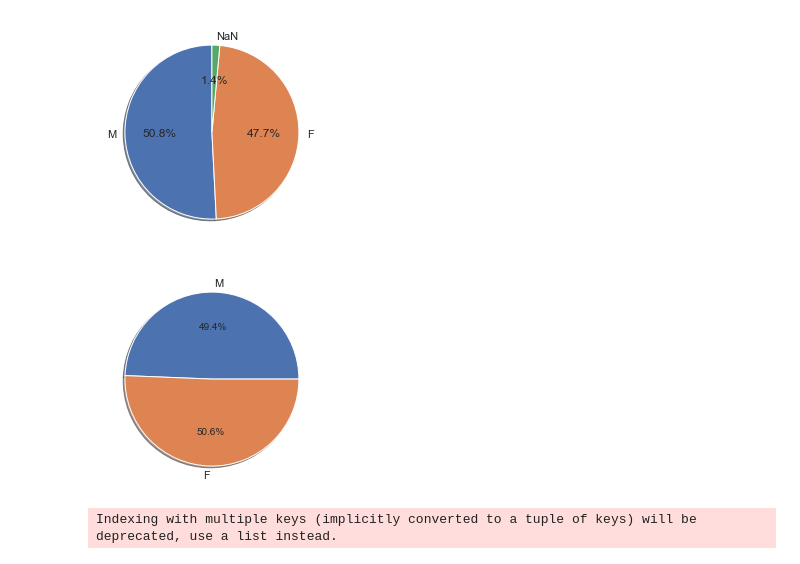
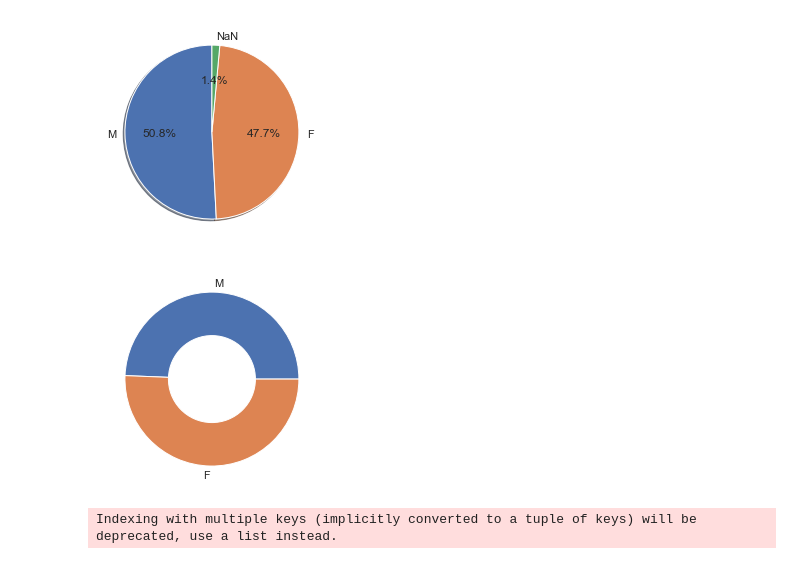
Before and after one commit to Yondex/work, a Jupyter notebook: Cluster.ipynb, the cells around one changed output. Cells and saved outputs as stored; diff of their text form; code cells hidden in the pictures.

```diff
--- a/Cluster.ipynb
+++ b/Cluster.ipynb
@@ -120,11 +122,12 @@ plt.show();
 # %%
 Mdc_trx_cnt = len(M[M.dc_trx_cnt != 0])
 Fdc_trx_cnt = len(F[F.dc_trx_cnt != 0])
+vals = [Mdc_trx_cnt, Fdc_trx_cnt]
 labels = 'M', 'F'
-plt.pie([Mdc_trx_cnt, Fdc_trx_cnt], labels=labels, autopct='%1.1f%%',shadow=True)
-plt.show();
+fig, ax = plt.subplots()
+ax.pie(vals, labels=labels, wedgeprops=dict(width=0.5));
 # %% [output]
-[figure, old version]
+[figure, new version]
 # %%
 city = df.groupby(['city_type'])['dc_trx_cnt','Avg_trx','dc_trx_sum','income'].mean();
 city
```
Also changed, not shown: parts of 7 cells of this notebook.
